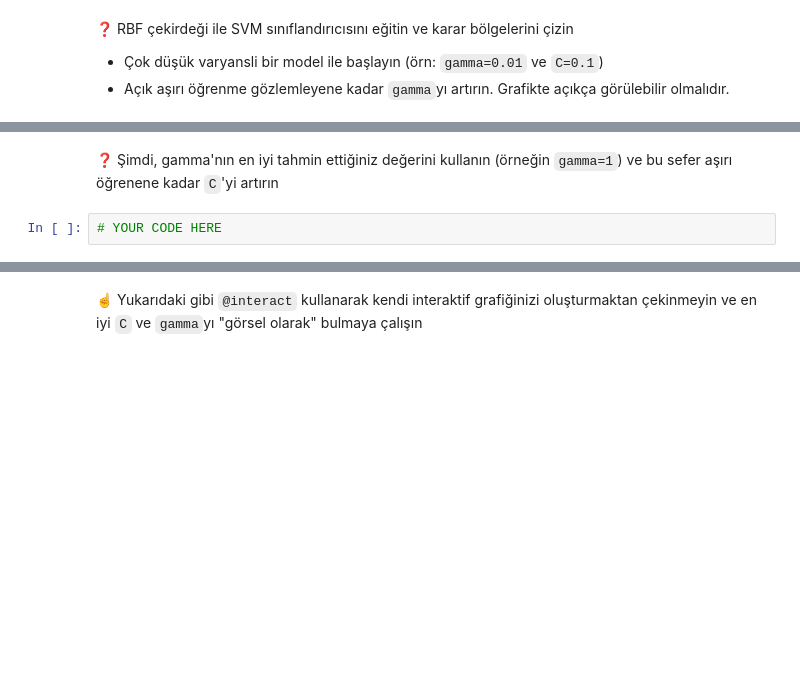
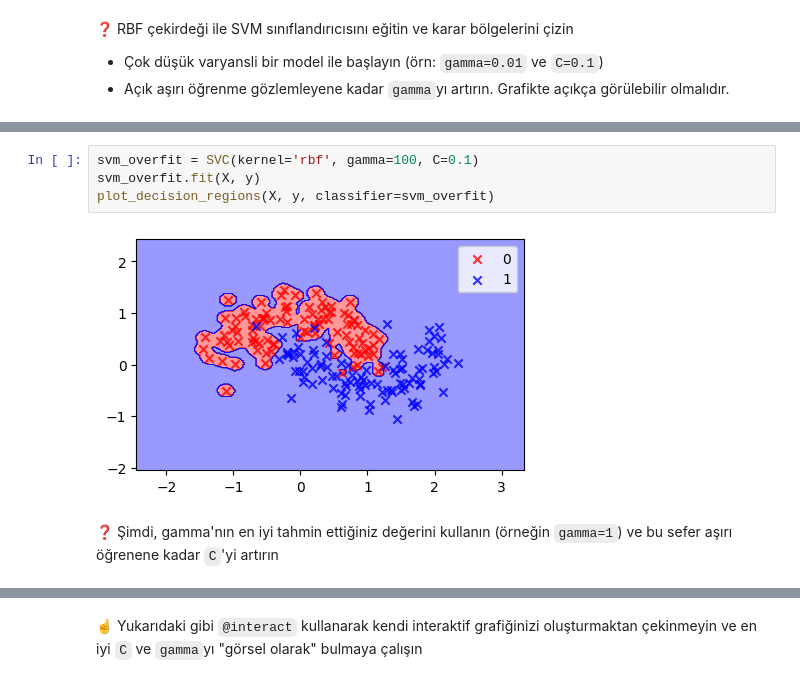
Before and after one commit to kaanaydin02/S16D5-S-data-svm, a Jupyter notebook: SVM.ipynb, the cells around one changed output, grey strips where cells are left out. Saved outputs shown, nothing was run; the diff lists cells and outputs as text; blank space fills up the shorter version.

```diff
--- a/SVM.ipynb
+++ b/SVM.ipynb
@@ -349,4 +360,8 @@ plt.legend();
+# %%
+svm_overfit = SVC(kernel='rbf', gamma=100, C=0.1)
+svm_overfit.fit(X, y)
+plot_decision_regions(X, y, classifier=svm_overfit)
+# %% [output]
+[figure, added]
 # %% [markdown]
 ❓ Şimdi, gamma'nın en iyi tahmin ettiğiniz değerini kullanın (örneğin `gamma=1`) ve bu sefer aşırı öğrenene kadar `C`'yi artırın
-# %%
-# YOUR CODE HERE
```
Also changed, not shown: parts of 10 cells of this notebook, 1 other file.
